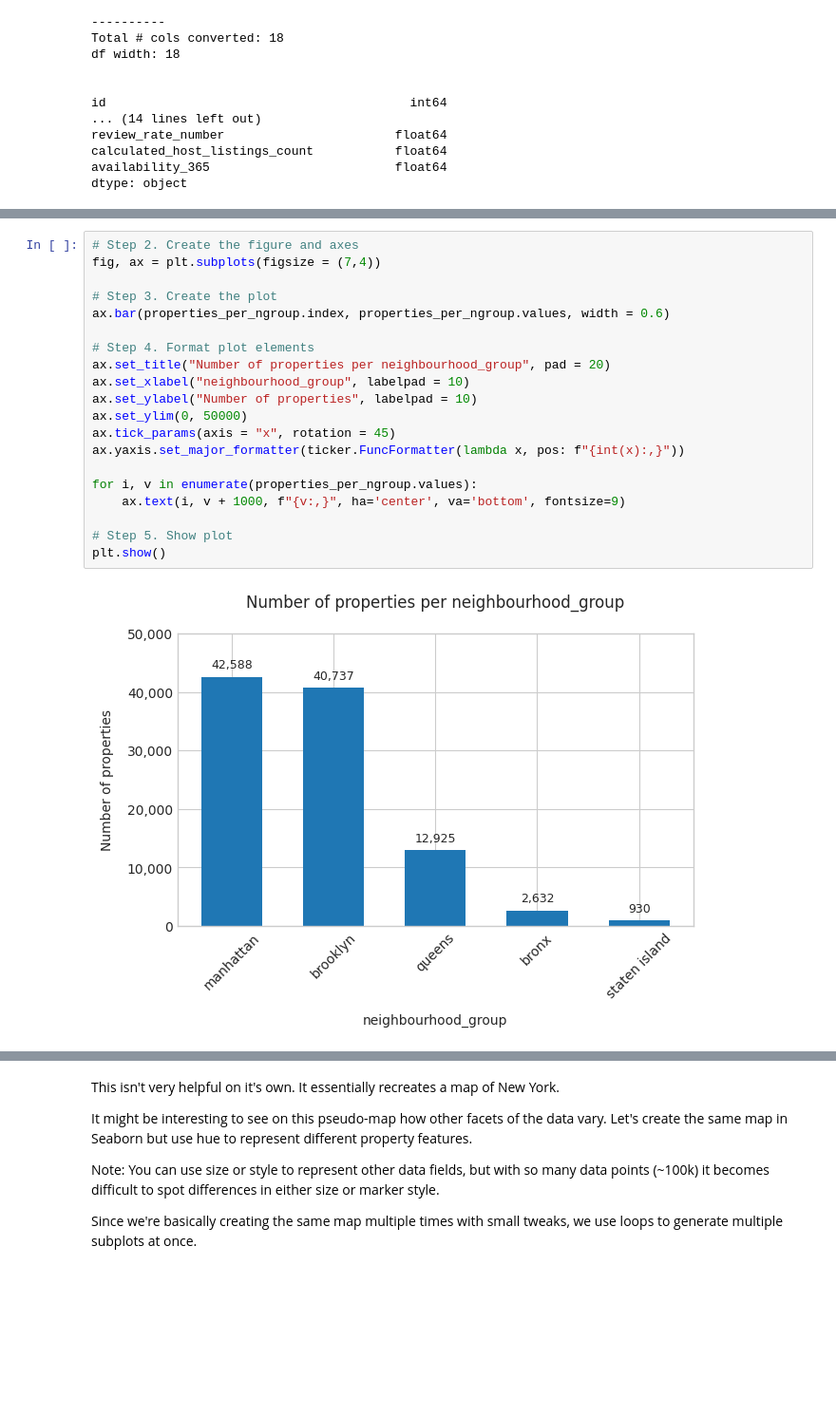
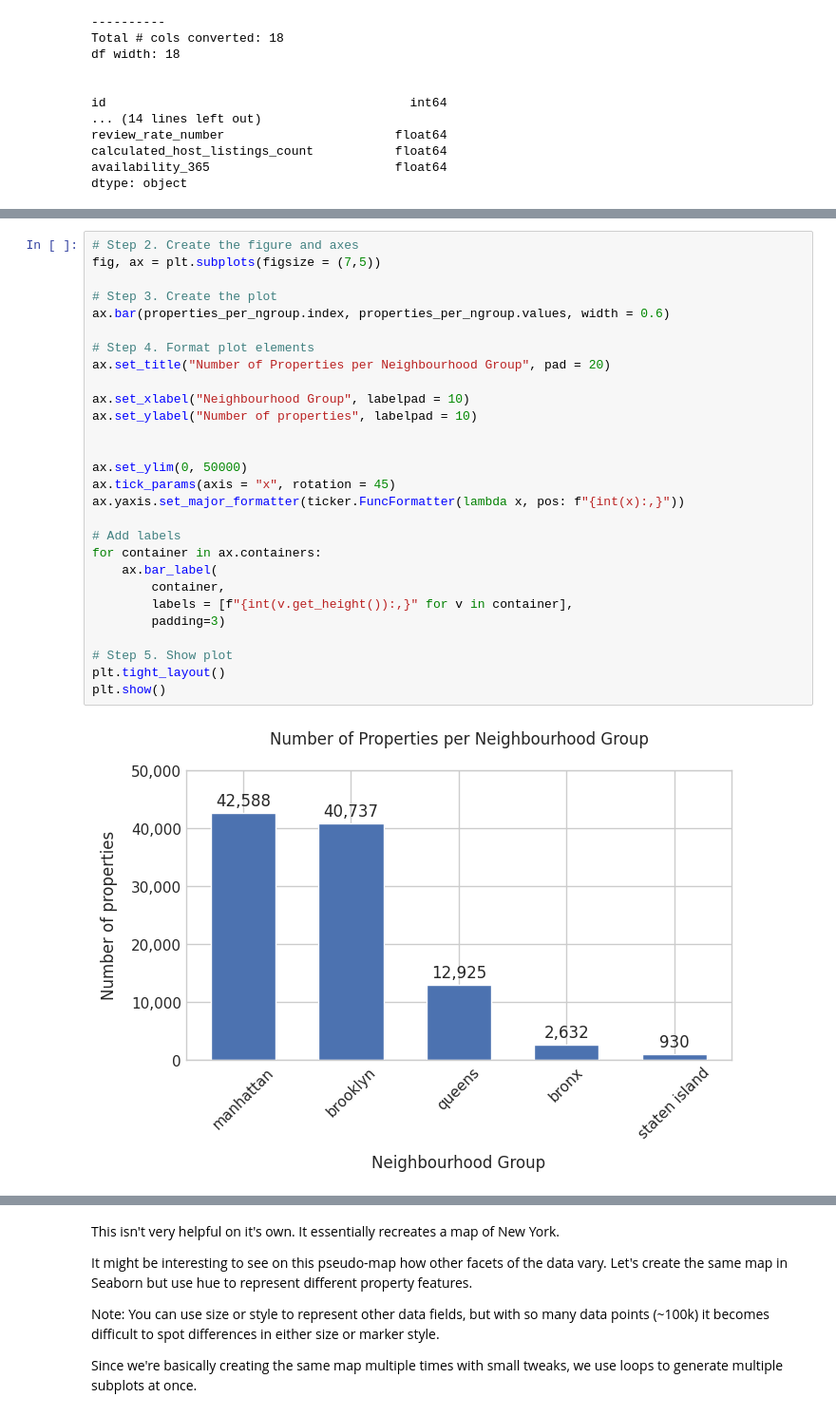
Before and after one commit to mg-ds-portfolio/prj_open_airbnb_data_viz, a Jupyter notebook: prj_open_airbnb_data_viz/notebooks/prj_open_air_bnb_data_viz.ipynb, the cells around one changed output, grey strips where cells are left out. Shown at 95% size. Drawn from its saved outputs; the diff is of its cells as text; blank space fills up the shorter version.

```diff
--- a/prj_open_airbnb_data_viz/notebooks/prj_open_air_bnb_data_viz.ipynb
+++ b/prj_open_airbnb_data_viz/notebooks/prj_open_air_bnb_data_viz.ipynb
@@ -166,24 +180,32 @@ staten island      930
 Name: count, dtype: int64
 # %%
 # Step 2. Create the figure and axes
-fig, ax = plt.subplots(figsize = (7,4))
+fig, ax = plt.subplots(figsize = (7,5))
 
 # Step 3. Create the plot
 ax.bar(properties_per_ngroup.index, properties_per_ngroup.values, width = 0.6)
 
 # Step 4. Format plot elements
-ax.set_title("Number of properties per neighbourhood_group", pad = 20)
-ax.set_xlabel("neighbourhood_group", labelpad = 10)
+ax.set_title("Number of Properties per Neighbourhood Group", pad = 20)
+
+ax.set_xlabel("Neighbourhood Group", labelpad = 10)
 ax.set_ylabel("Number of properties", labelpad = 10)
+
+
 ax.set_ylim(0, 50000)
 ax.tick_params(axis = "x", rotation = 45)
 ax.yaxis.set_major_formatter(ticker.FuncFormatter(lambda x, pos: f"{int(x):,}"))
 
-for i, v in enumerate(properties_per_ngroup.values):
-    ax.text(i, v + 1000, f"{v:,}", ha='center', va='bottom', fontsize=9)
+# Add labels
+for container in ax.containers:
+    ax.bar_label(
+        container,
+        labels = [f"{int(v.get_height()):,}" for v in container],
+        padding=3)
 
 # Step 5. Show plot
+plt.tight_layout()
 plt.show()
 # %% [output]
-[figure, old version]
+[figure, new version]
 # %%
```
Also changed, not shown: parts of 31 cells of this notebook, 1 other file.
